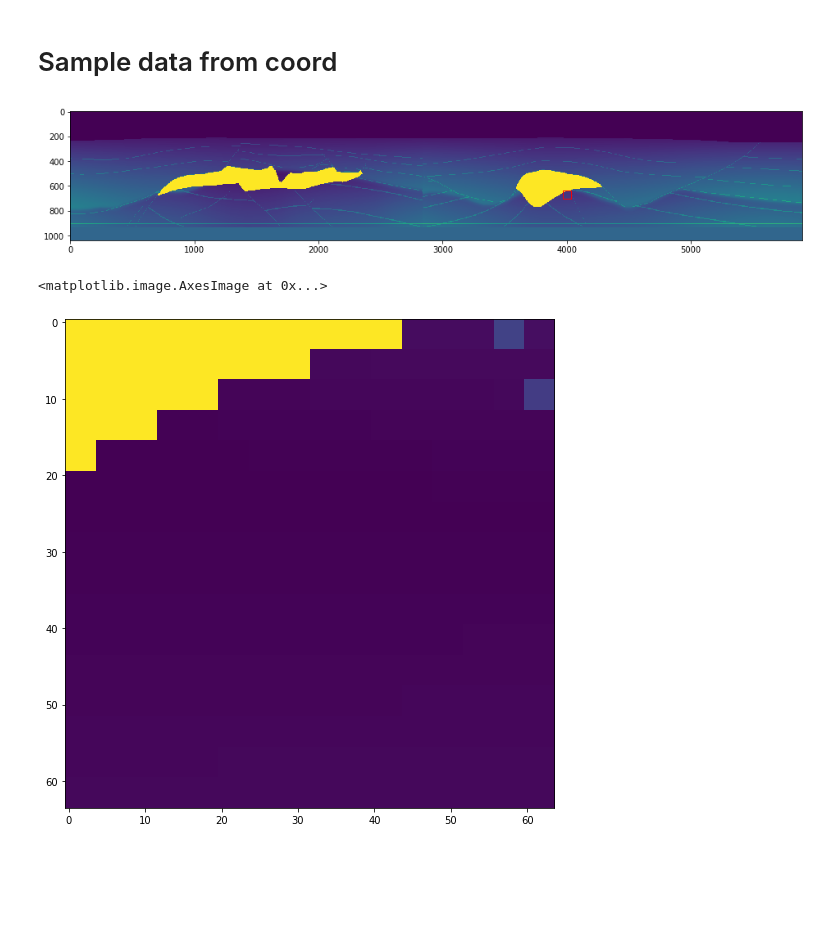
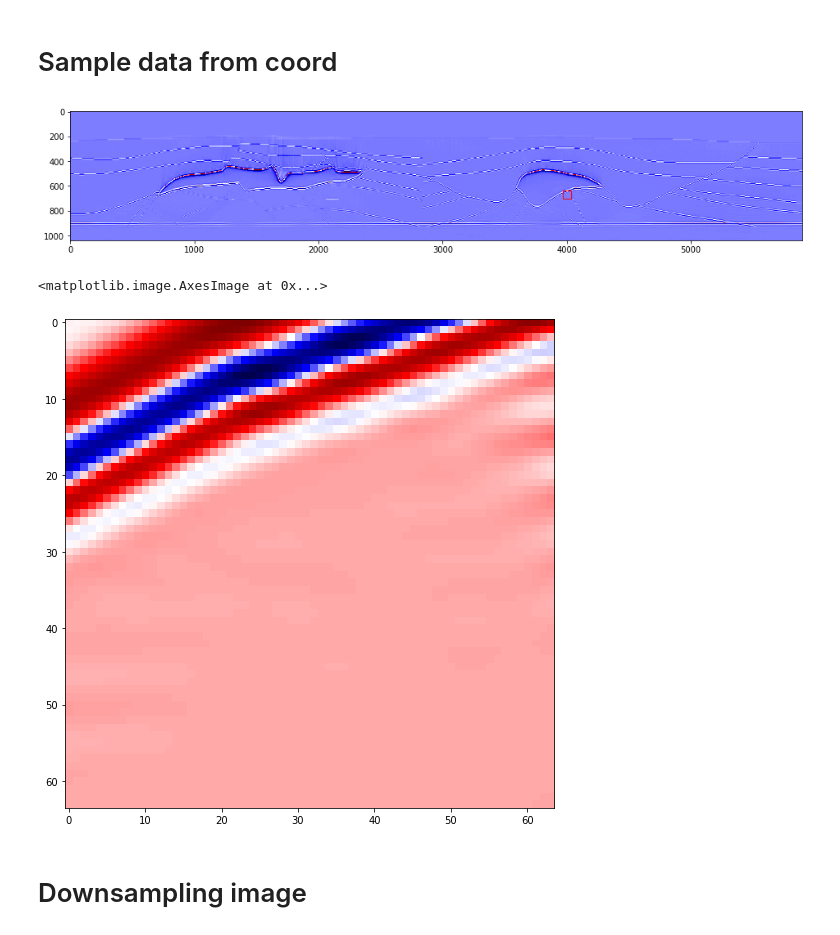
Before and after one commit to Pedalves/super-resolution, a Jupyter notebook: ipynb/data_visualization.ipynb, the cells around one changed output. Cells and saved outputs as stored; diff of their text form; code cells hidden in the pictures; blank space fills up the shorter version.

```diff
--- a/ipynb/data_visualization.ipynb
+++ b/ipynb/data_visualization.ipynb
@@ -81,7 +81,7 @@ dr.vel.shape[0]/64, dr.vel.shape[1]/64
 # %% [output]
 (16.25, 92.1875)
 # %%
-shape = (64*(dr.vel.shape[0]//64), 64*(dr.vel.shape[1]//64))
+shape = (64*(dr.well.shape[0]//64), 64*(dr.well.shape[1]//64))
 shape
 # %% [output]
 (1024, 5888)
@@ -96,7 +96,7 @@ len(data_coord), data_coord[-1]
 sample = 982
 # %%
 fig,ax = plt.subplots(1)
-ax.imshow(dr.vel)
+ax.imshow(dr.well, cmap='seismic')
 
 rect = patches.Rectangle([data_coord[sample][1], data_coord[sample][0]],
                          64, 64, linewidth=1, edgecolor='r', facecolor='none')
@@ -105,10 +105,12 @@ ax.add_patch(rect)
 
 plt.show()
 # %% [output]
-[figure, old version]
+[figure, new version]
 # %%
-plt.imshow(dr.vel[data_coord[sample][0] : data_coord[sample][0]+64,
-                  data_coord[sample][1] : data_coord[sample][1]+64])
+plt.imshow(dr.well[data_coord[sample][0] : data_coord[sample][0]+64,
+                   data_coord[sample][1] : data_coord[sample][1]+64], cmap='seismic')
 # %% [output]
 <matplotlib.image.AxesImage at 0x...>
-[figure, old version]
+[figure, new version]
+# %% [markdown]
+# Downsampling image
```
Also changed, not shown: parts of 11 cells of this notebook.
